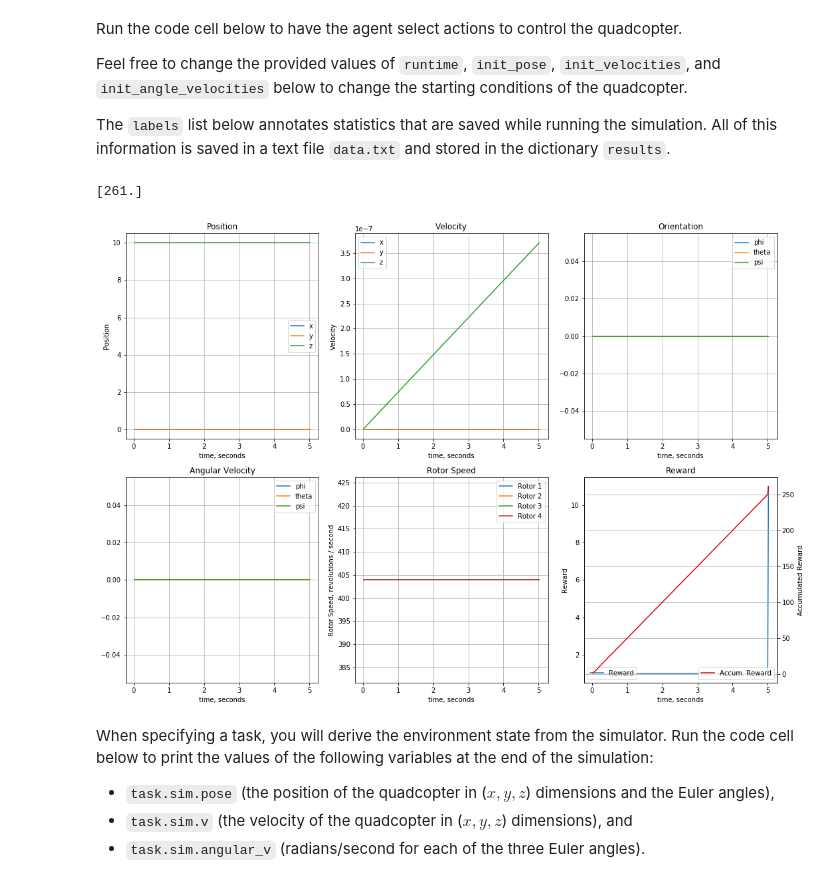
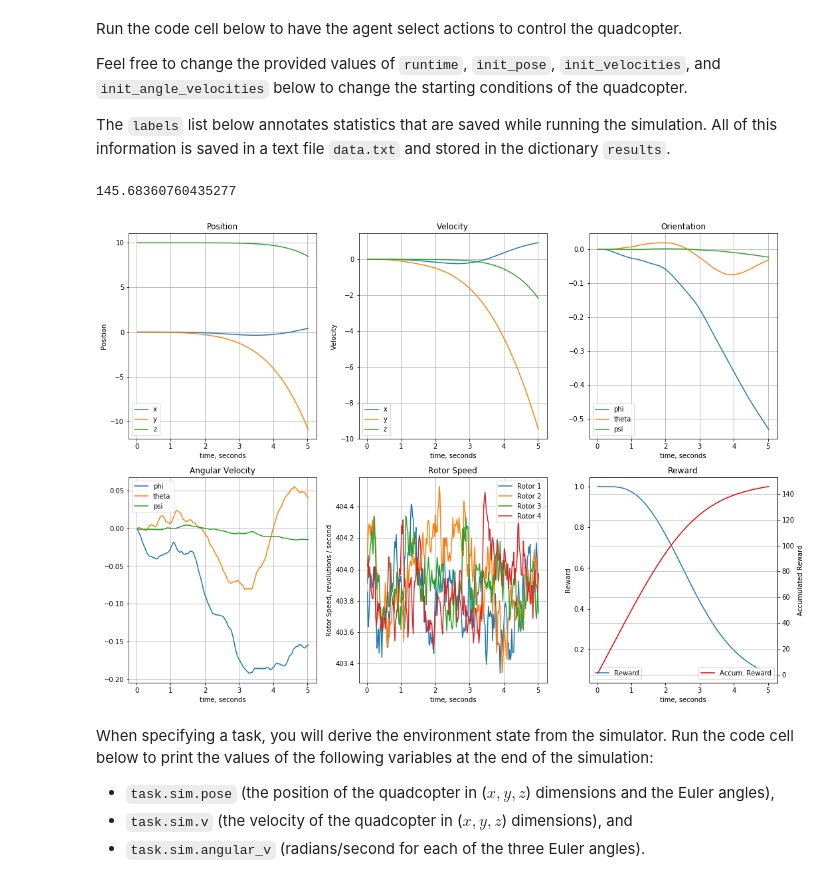
Before and after one commit to racersmith/RL_Quadcopter_2, a Jupyter notebook: Quadcopter_Project.ipynb, the cells around one changed output. Saved outputs shown, nothing was run; the diff lists cells and outputs as text; code cells hidden in the pictures.

```diff
--- a/Quadcopter_Project.ipynb
+++ b/Quadcopter_Project.ipynb
@@ -52,6 +52,7 @@ class Basic_Agent():
         self.hover = 403.929915
         self.off = 1e-3
         self.noise = OUNoise(size=4, mu=0.0, sigma=0.1, theta=0.15)
+
         self.ah = task.action_high
         self.al = task.action_low
 
@@ -61,7 +62,7 @@ class Basic_Agent():
 #         return [new_thrust + random.gauss(0., 1.) for x in range(4)]
 #         return np.zeros(4)+1e-4
 #         return np.ones(4) * 800.0
-        return np.ones(4)*self.hover
+#         return np.ones(4)*self.hover
 #         return np.ones(4)*self.al
 #         return np.ones(4)*self.ah
 #         return np.ones(4)*self.hover*[1.01, 0.99, 0.99, 1.01]  # +phi
@@ -73,7 +74,7 @@ class Basic_Agent():
 #         return np.ones(4)*[self.al, self.ah, self.al, self.ah]
 #         return np.ones(4)*[self.ah, self.ah, self.ah, self.al]
 #         return np.ones(4)*[self.ah, self.ah, self.al, self.al]
-#         return np.ones(4)*self.hover*0.99 + self.noise.sample()
+        return np.ones(4)*self.hover + self.noise.sample()
 # %% [markdown]
 Run the code cell below to have the agent select actions to control the quadcopter.
 
@@ -92,41 +93,43 @@ file_output = 'demo_data.txt'                    # file name for saved results
 # Setup
 task = Task(target_pos, init_pose, init_velocities, init_angle_velocities, runtime)
 agent = Basic_Agent(task)
+agent.noise = OUNoise(4, mu=0.0, theta=np.random.uniform(0.01, 0.3), sigma=np.random.uniform(1e-4, 0.4))
+
 done = False
 labels = ['time', 'x', 'y', 'z', 'phi', 'theta', 'psi', 'x_velocity',
           'y_velocity', 'z_velocity', 'phi_velocity', 'theta_velocity',
           'psi_velocity', 'rotor_speed1', 'rotor_speed2', 'rotor_speed3', 'rotor_speed4',
           'reward']
 results = {x : [] for x in labels}
 states = []
 # Run the simulation, and save the results.
 with open(file_output, 'w') as csvfile:
     writer = csv.writer(csvfile)
     writer.writerow(labels)
     score = 0.0
     while True:
         rotor_speeds = agent.act()
         state, reward, done = task.step(rotor_speeds)
         score += reward
         to_write = [task.sim.time]
         to_write += list(task.sim.pose)
         to_write += list(task.sim.v)
         to_write += list(task.sim.angular_v)
         to_write += list(task.sim.rotor_speeds)
         to_write += [reward]
 
         states.append(state)
         for ii in range(len(labels)):
             results[labels[ii]].append(to_write[ii])
         writer.writerow(to_write)
         if done:
             break
     print(score)
 
 util.plot_run(results)
 # %% [output]
-[261.]
+145.68360760435277
-[figure, old version]
+[figure, new version]
 # %% [markdown]
 When specifying a task, you will derive the environment state from the simulator.  Run the code cell below to print the values of the following variables at the end of the simulation:
 - `task.sim.pose` (the position of the quadcopter in ($x,y,z$) dimensions and the Euler angles),
```
Also changed, not shown: parts of 8 cells of this notebook, 4 other files.
